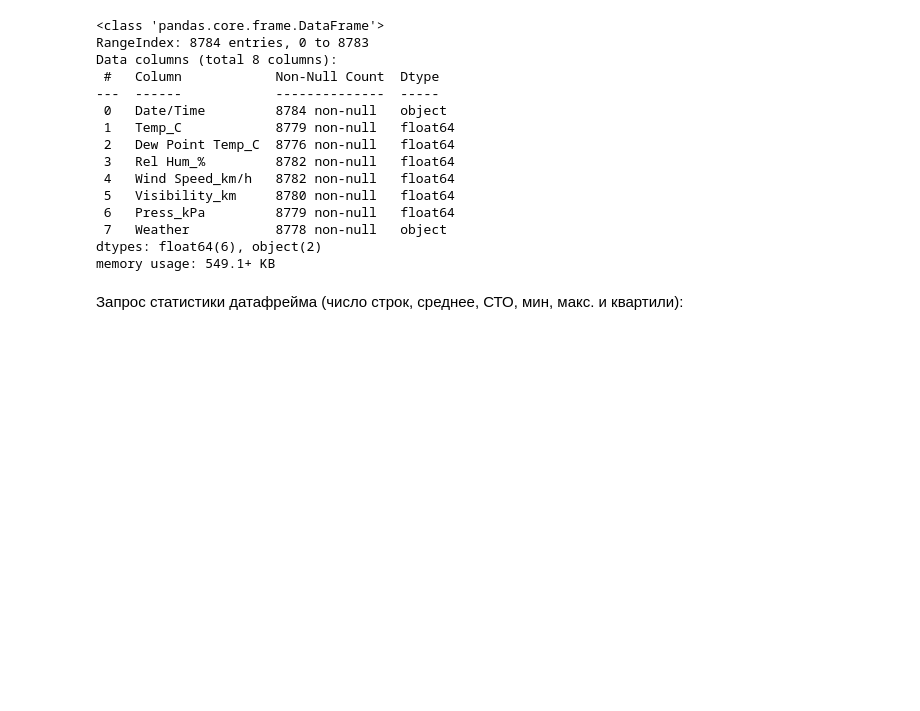
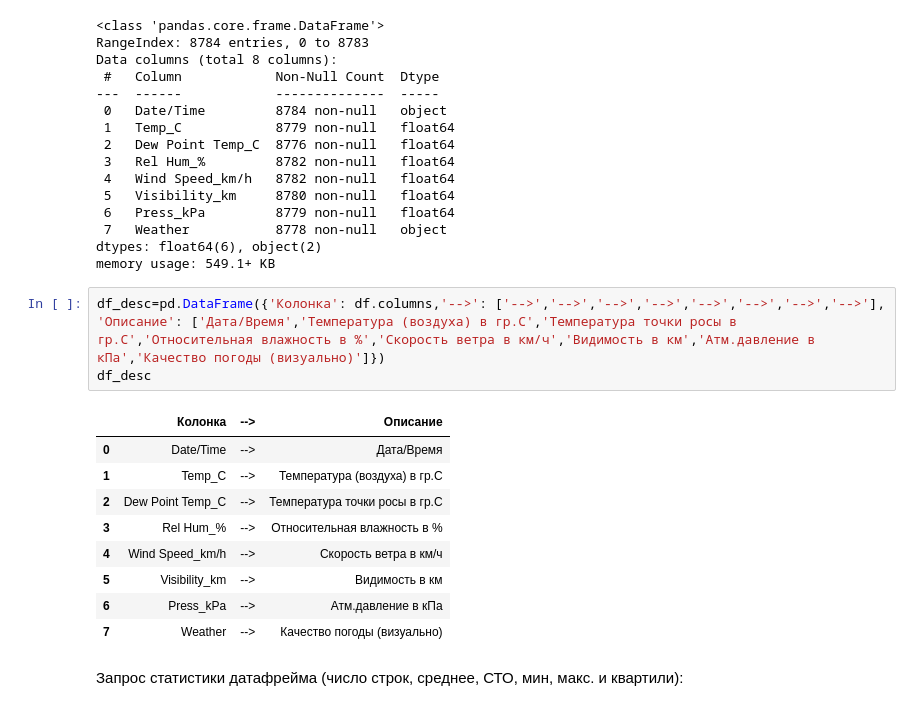
Before and after one commit to qitinnstud/myfirstexperience, a Jupyter notebook: For_homework1.ipynb, the cells around one changed output. Cells and saved outputs as stored; diff of their text form; blank space fills up the shorter version.

```diff
--- a/For_homework1.ipynb
+++ b/For_homework1.ipynb
@@ -64,6 +64,19 @@ Data columns (total 8 columns):
  7   Weather           8778 non-null   object
 dtypes: float64(6), object(2)
 memory usage: 549.1+ KB
+# %%
+df_desc=pd.DataFrame({'Колонка': df.columns,'-->': ['-->','-->','-->','-->','-->','-->','-->','-->'], 'Описание': ['Дата/Время','Температура (воздуха) в гр.C','Температура точки росы в гр.C','Относительная влажность в %','Скорость ветра в км/ч','Видимость в км','Атм.давление в кПа','Качество погоды (визуально)']})
+df_desc
+# %% [output]
+|  | Колонка | --> | Описание |
+| 0 | Date/Time | --> | Дата/Время |
+| 1 | Temp_C | --> | Температура (воздуха) в гр.C |
+| 2 | Dew Point Temp_C | --> | Температура точки росы в гр.C |
+| 3 | Rel Hum_% | --> | Относительная влажность в % |
+| 4 | Wind Speed_km/h | --> | Скорость ветра в км/ч |
+| 5 | Visibility_km | --> | Видимость в км |
+| 6 | Press_kPa | --> | Атм.давление в кПа |
+| 7 | Weather | --> | Качество погоды (визуально) |
 # %% [markdown]
 Запрос статистики датафрейма (число строк, среднее, СТО, мин, макс. и квартили):
 # %%
```
